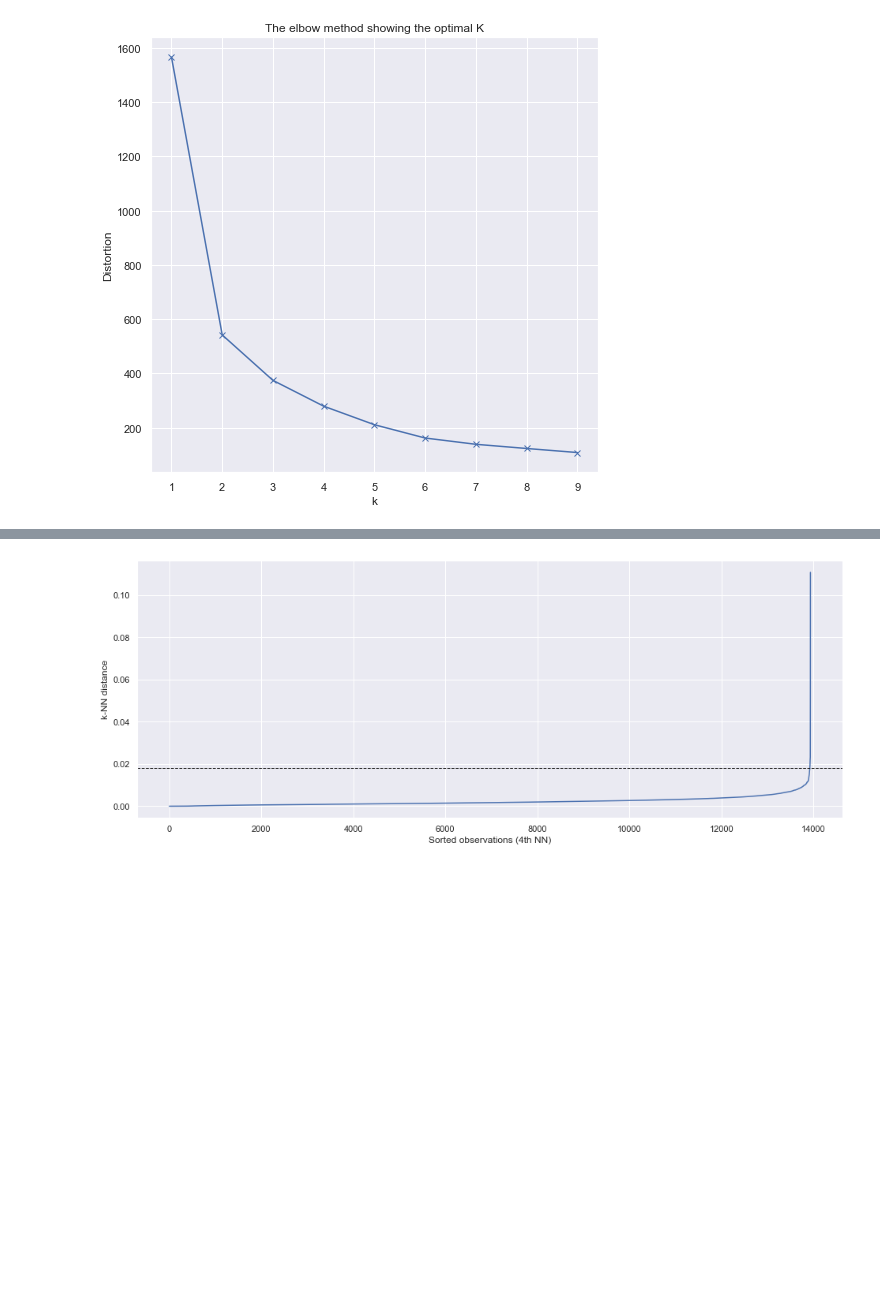
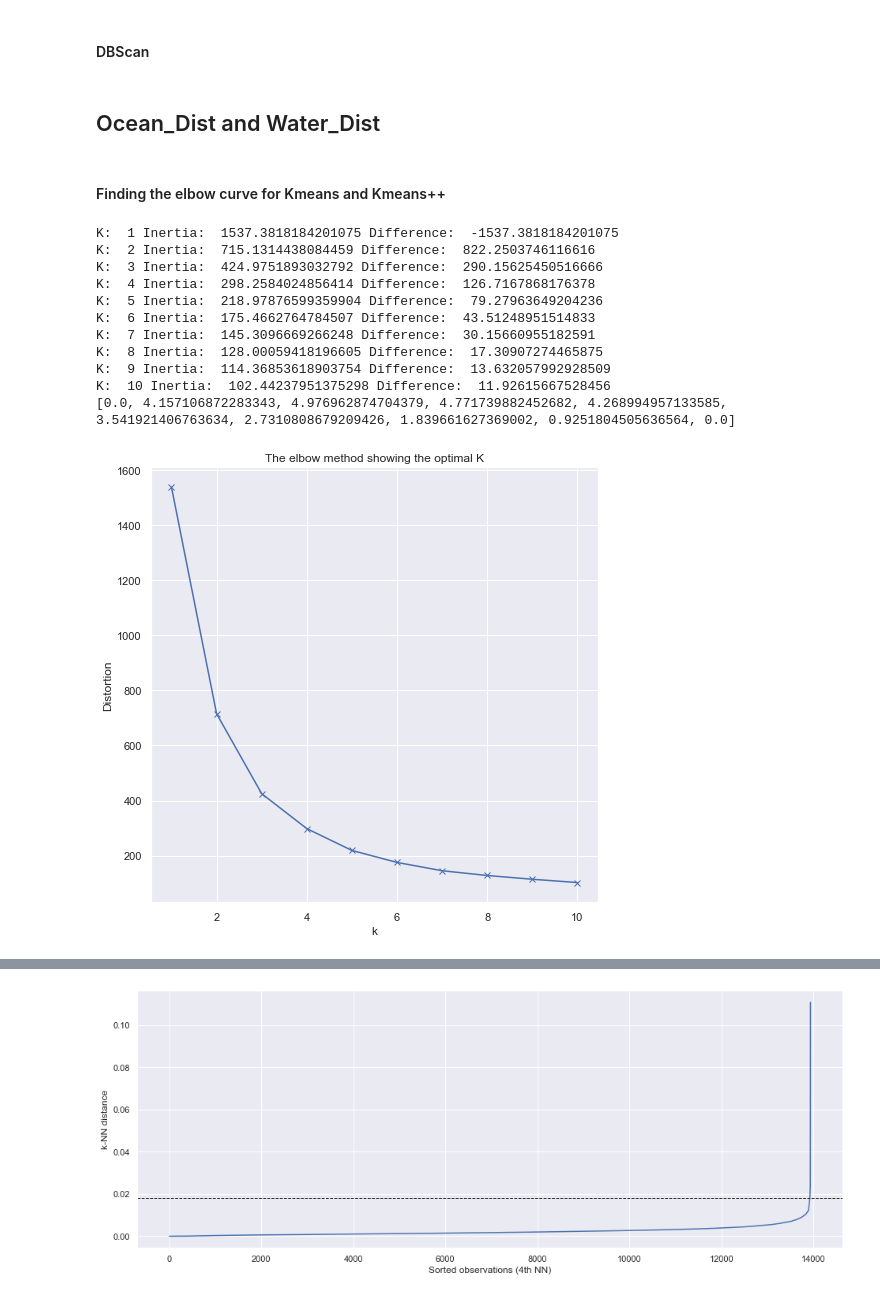
Before and after one commit to S-Samiksha/ClusteringAnalysis, a Jupyter notebook: Kmeans and Kmeans++.ipynb, the cells around one changed output, grey strips where cells are left out. Drawn from its saved outputs; the diff is of its cells as text; code cells hidden in the pictures; blank space fills up the shorter version.

```diff
--- a/Kmeans and Kmeans++.ipynb
+++ b/Kmeans and Kmeans++.ipynb
@@ -55,0 +96,29 @@ miamiData.head()
+# %%
+#Between the variables Latitude and Longitude
+
+data = pd.DataFrame(miamiData[['LATITUDE', 'LONGITUDE']])
+norm = np.linalg.norm
+distortions = []
+distances = []
+K = range(1,11)
+prev = 0
+for k in K:
+    kmeanModel = KMeans(n_clusters=k)
+    kmeanModel.fit(data)
+    distortions.append(kmeanModel.inertia_)
+    print("K: ", k, "Inertia: ", kmeanModel.inertia_, "Difference: ", prev-kmeanModel.inertia_)
+    prev = kmeanModel.inertia_
+
+for i in K:
+    p1 = np.array([1,distortions[0]])
+    p2 = np.array([10,distortions[9]])
+    p3 = np.array([i,distortions[i-1]])
+    distances.append(np.abs(norm(np.cross(p2-p1, p1-p3)))/norm(p2-p1))
+
+print(distances)
+plt.figure(figsize=(8,8))
+plt.plot(K, distortions, 'bx-')
+plt.xlabel('k')
+plt.ylabel('Distortion')
+plt.title('The elbow method showing the optimal K')
+plt.show()
@@ -56,17 +152,46 @@ miamiData.head()
+# %% [markdown]
+#### DBScan
+# %% [markdown]
+## Ocean_Dist and Water_Dist
+# %% [markdown]
+#### Finding the elbow curve for Kmeans and Kmeans++
 # %%
-data = pd.DataFrame(miamiData[['LATITUDE', 'LONGITUDE']])
+data = pd.DataFrame(miamiData[['OCEAN_DIST', 'WATER_DIST']])
+norm = np.linalg.norm
 distortions = []
-K = range(1,10)
+distances = []
+K = range(1,11)
+prev = 0
 for k in K:
     kmeanModel = KMeans(n_clusters=k)
     kmeanModel.fit(data)
     distortions.append(kmeanModel.inertia_)
+    print("K: ", k, "Inertia: ", kmeanModel.inertia_, "Difference: ", prev-kmeanModel.inertia_)
+    prev = kmeanModel.inertia_
 
+for i in K:
+    p1 = np.array([1,distortions[0]])
+    p2 = np.array([10,distortions[9]])
+    p3 = np.array([i,distortions[i-1]])
+    distances.append(np.abs(norm(np.cross(p2-p1, p1-p3)))/norm(p2-p1))
+
+print(distances)
 plt.figure(figsize=(8,8))
 plt.plot(K, distortions, 'bx-')
 plt.xlabel('k')
 plt.ylabel('Distortion')
 plt.title('The elbow method showing the optimal K')
 plt.show()
 # %% [output]
+K:  1 Inertia:  1537.3818184201075 Difference:  -1537.3818184201075
+K:  2 Inertia:  715.1314438084459 Difference:  822.2503746116616
+K:  3 Inertia:  424.9751893032792 Difference:  290.15625450516666
+K:  4 Inertia:  298.2584024856414 Difference:  126.7167868176378
+K:  5 Inertia:  218.97876599359904 Difference:  79.27963649204236
+K:  6 Inertia:  175.4662764784507 Difference:  43.51248951514833
+K:  7 Inertia:  145.3096669266248 Difference:  30.15660955182591
+K:  8 Inertia:  128.00059418196605 Difference:  17.30907274465875
+K:  9 Inertia:  114.36853618903754 Difference:  13.632057992928509
+K:  10 Inertia:  102.44237951375298 Difference:  11.92615667528456
+[0.0, 4.157106872283343, 4.976962874704379, 4.771739882452682, 4.268994957133585, 3.541921406763634, 2.7310808679209426, 1.839661627369002, 0.9251804505636564, 0.0]
-[figure, old version]
+[figure, new version]
```
Also changed, not shown: parts of 47 cells of this notebook.
